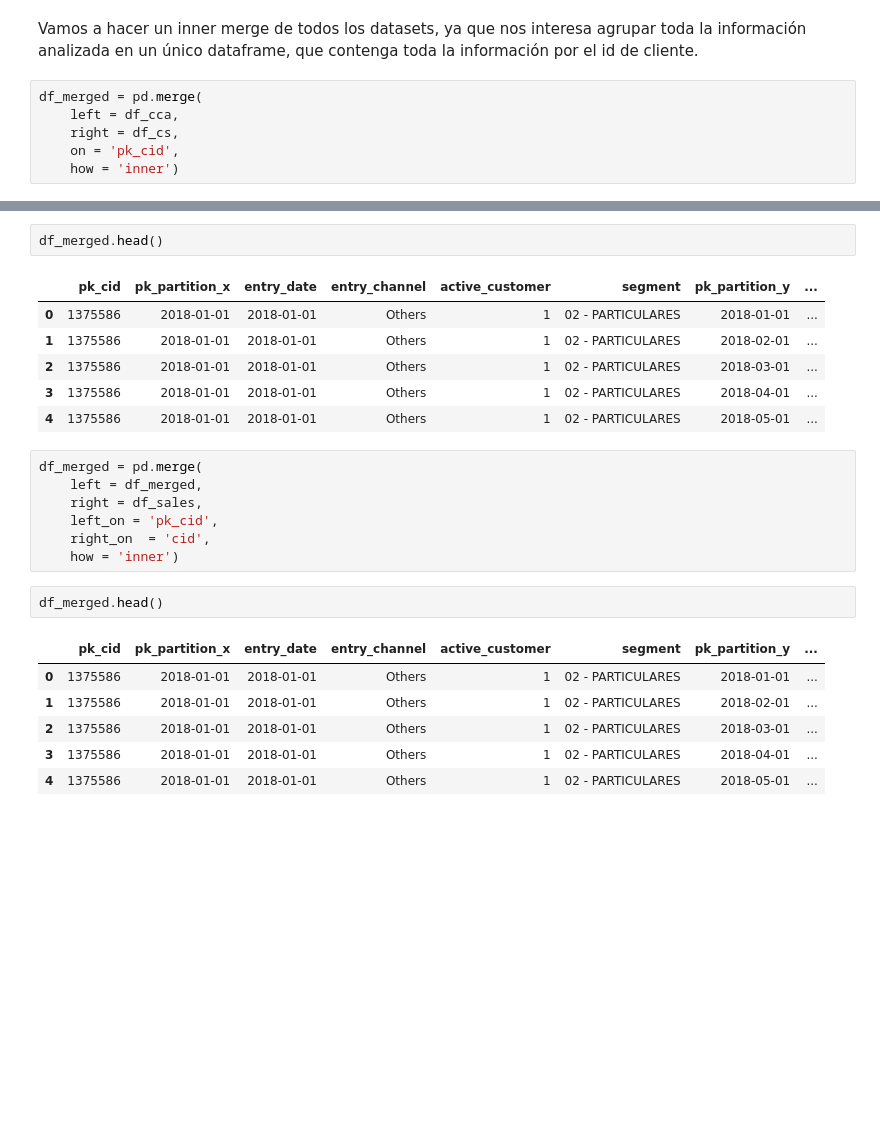
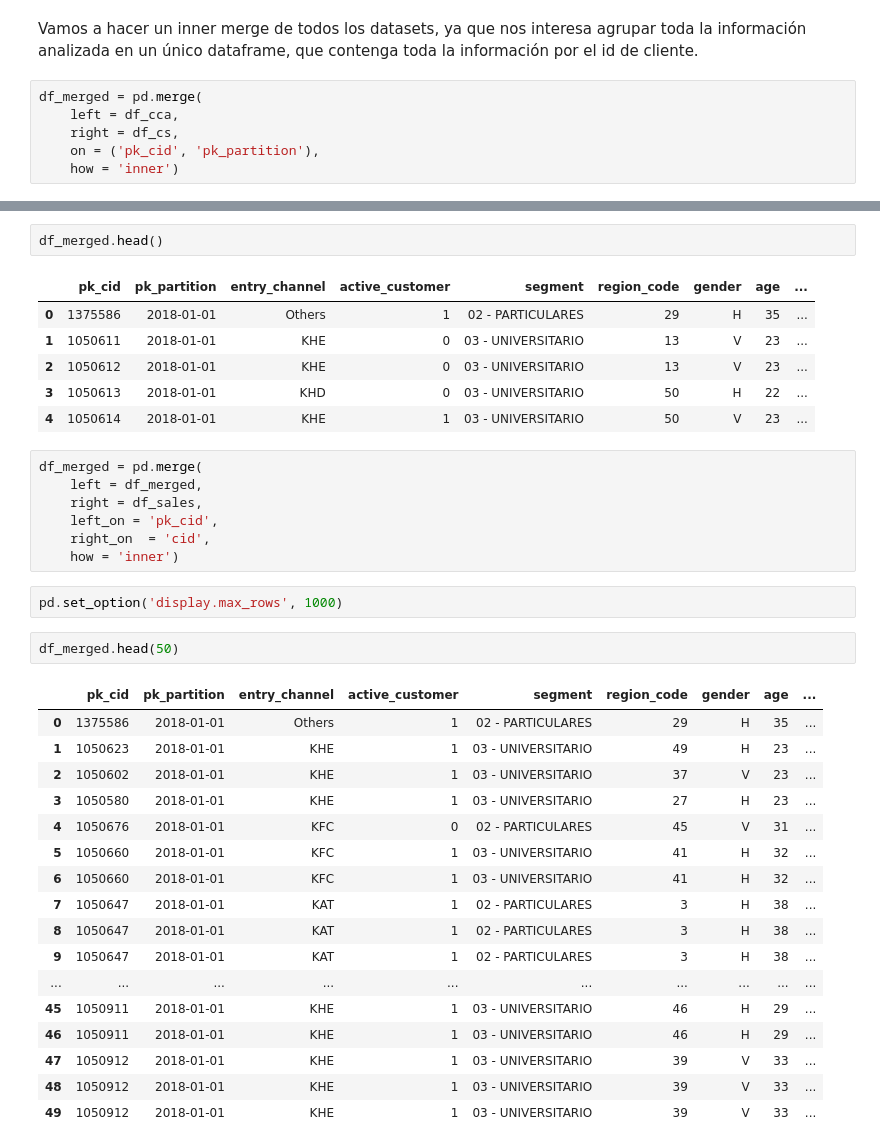
Before and after one commit to Orlan-138/TFM-EasyMoney, a Jupyter notebook: Dataframe_modelo/dataframe_modelo.ipynb, the cells around one changed output, grey strips where cells are left out. Saved outputs shown, nothing was run; the diff lists cells and outputs as text; blank space fills up the shorter version.

```diff
--- a/Dataframe_modelo/dataframe_modelo.ipynb
+++ b/Dataframe_modelo/dataframe_modelo.ipynb
@@ -444,5 +452,5 @@ Vamos a hacer un inner merge de todos los datasets, ya que nos interesa agrupar
 df_merged = pd.merge(
     left = df_cca,
     right = df_cs,
-    on = 'pk_cid',
+    on = ('pk_cid', 'pk_partition'),
     how = 'inner')
@@ -449,12 +525,12 @@ df_merged = pd.merge(
 # %%
 df_merged.head()
 # %% [output]
-|  | pk_cid | pk_partition_x | entry_date | entry_channel | active_customer | segment | pk_partition_y | ... |
-| 0 | 1375586 | 2018-01-01 | 2018-01-01 | Others | 1 | 02 - PARTICULARES | 2018-01-01 | ... |
-| 1 | 1375586 | 2018-01-01 | 2018-01-01 | Others | 1 | 02 - PARTICULARES | 2018-02-01 | ... |
-| 2 | 1375586 | 2018-01-01 | 2018-01-01 | Others | 1 | 02 - PARTICULARES | 2018-03-01 | ... |
-| 3 | 1375586 | 2018-01-01 | 2018-01-01 | Others | 1 | 02 - PARTICULARES | 2018-04-01 | ... |
-| 4 | 1375586 | 2018-01-01 | 2018-01-01 | Others | 1 | 02 - PARTICULARES | 2018-05-01 | ... |
+|  | pk_cid | pk_partition | entry_channel | active_customer | segment | region_code | gender | age | ... |
+| 0 | 1375586 | 2018-01-01 | Others | 1 | 02 - PARTICULARES | 29 | H | 35 | ... |
+| 1 | 1050611 | 2018-01-01 | KHE | 0 | 03 - UNIVERSITARIO | 13 | V | 23 | ... |
+| 2 | 1050612 | 2018-01-01 | KHE | 0 | 03 - UNIVERSITARIO | 13 | V | 23 | ... |
+| 3 | 1050613 | 2018-01-01 | KHD | 0 | 03 - UNIVERSITARIO | 50 | H | 22 | ... |
+| 4 | 1050614 | 2018-01-01 | KHE | 1 | 03 - UNIVERSITARIO | 50 | V | 23 | ... |
 # %%
 df_merged = pd.merge(
     left = df_merged,
@@ -462,12 +538,25 @@ df_merged = pd.merge(
     left_on = 'pk_cid',
     right_on  = 'cid',
     how = 'inner')
+# %%
+pd.set_option('display.max_rows', 1000)
 # %%
-df_merged.head()
+df_merged.head(50)
 # %% [output]
-|  | pk_cid | pk_partition_x | entry_date | entry_channel | active_customer | segment | pk_partition_y | ... |
-| 0 | 1375586 | 2018-01-01 | 2018-01-01 | Others | 1 | 02 - PARTICULARES | 2018-01-01 | ... |
-| 1 | 1375586 | 2018-01-01 | 2018-01-01 | Others | 1 | 02 - PARTICULARES | 2018-02-01 | ... |
-| 2 | 1375586 | 2018-01-01 | 2018-01-01 | Others | 1 | 02 - PARTICULARES | 2018-03-01 | ... |
-| 3 | 1375586 | 2018-01-01 | 2018-01-01 | Others | 1 | 02 - PARTICULARES | 2018-04-01 | ... |
-| 4 | 1375586 | 2018-01-01 | 2018-01-01 | Others | 1 | 02 - PARTICULARES | 2018-05-01 | ... |
+|  | pk_cid | pk_partition | entry_channel | active_customer | segment | region_code | gender | age | ... |
+| 0 | 1375586 | 2018-01-01 | Others | 1 | 02 - PARTICULARES | 29 | H | 35 | ... |
+| 1 | 1050623 | 2018-01-01 | KHE | 1 | 03 - UNIVERSITARIO | 49 | H | 23 | ... |
+| 2 | 1050602 | 2018-01-01 | KHE | 1 | 03 - UNIVERSITARIO | 37 | V | 23 | ... |
+| 3 | 1050580 | 2018-01-01 | KHE | 1 | 03 - UNIVERSITARIO | 27 | H | 23 | ... |
+| 4 | 1050676 | 2018-01-01 | KFC | 0 | 02 - PARTICULARES | 45 | V | 31 | ... |
+| 5 | 1050660 | 2018-01-01 | KFC | 1 | 03 - UNIVERSITARIO | 41 | H | 32 | ... |
+| 6 | 1050660 | 2018-01-01 | KFC | 1 | 03 - UNIVERSITARIO | 41 | H | 32 | ... |
+| 7 | 1050647 | 2018-01-01 | KAT | 1 | 02 - PARTICULARES | 3 | H | 38 | ... |
+| 8 | 1050647 | 2018-01-01 | KAT | 1 | 02 - PARTICULARES | 3 | H | 38 | ... |
+| 9 | 1050647 | 2018-01-01 | KAT | 1 | 02 - PARTICULARES | 3 | H | 38 | ... |
+| ... | ... | ... | ... | ... | ... | ... | ... | ... | ... |
+| 45 | 1050911 | 2018-01-01 | KHE | 1 | 03 - UNIVERSITARIO | 46 | H | 29 | ... |
+| 46 | 1050911 | 2018-01-01 | KHE | 1 | 03 - UNIVERSITARIO | 46 | H | 29 | ... |
+| 47 | 1050912 | 2018-01-01 | KHE | 1 | 03 - UNIVERSITARIO | 39 | V | 33 | ... |
+| 48 | 1050912 | 2018-01-01 | KHE | 1 | 03 - UNIVERSITARIO | 39 | V | 33 | ... |
+| 49 | 1050912 | 2018-01-01 | KHE | 1 | 03 - UNIVERSITARIO | 39 | V | 33 | ... |
```
Also changed, not shown: parts of 21 cells of this notebook.
